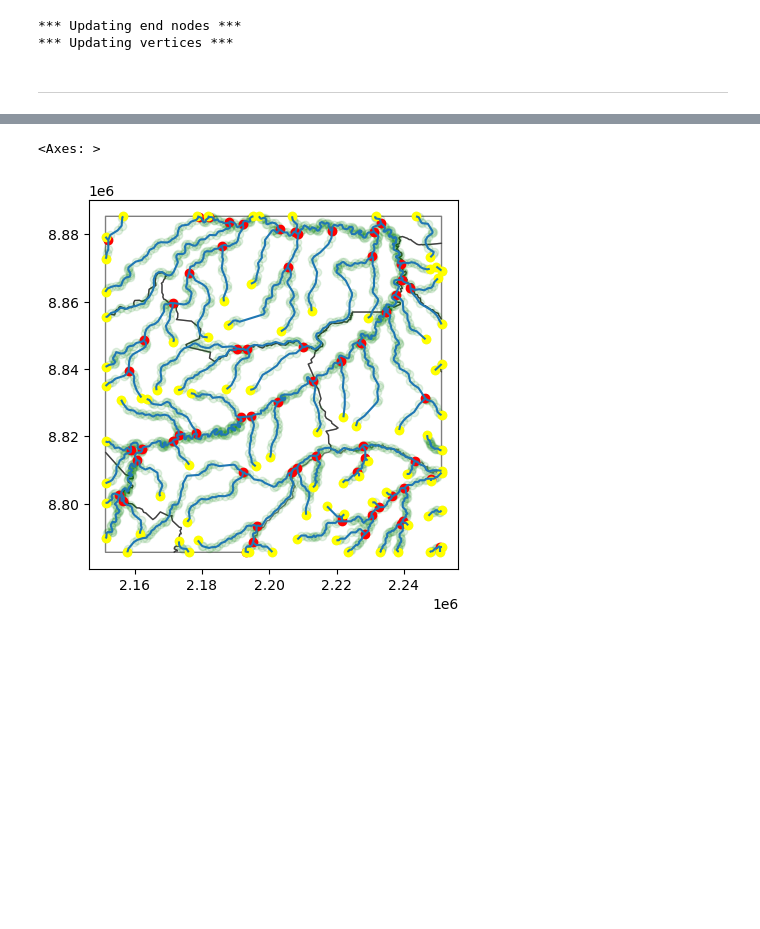
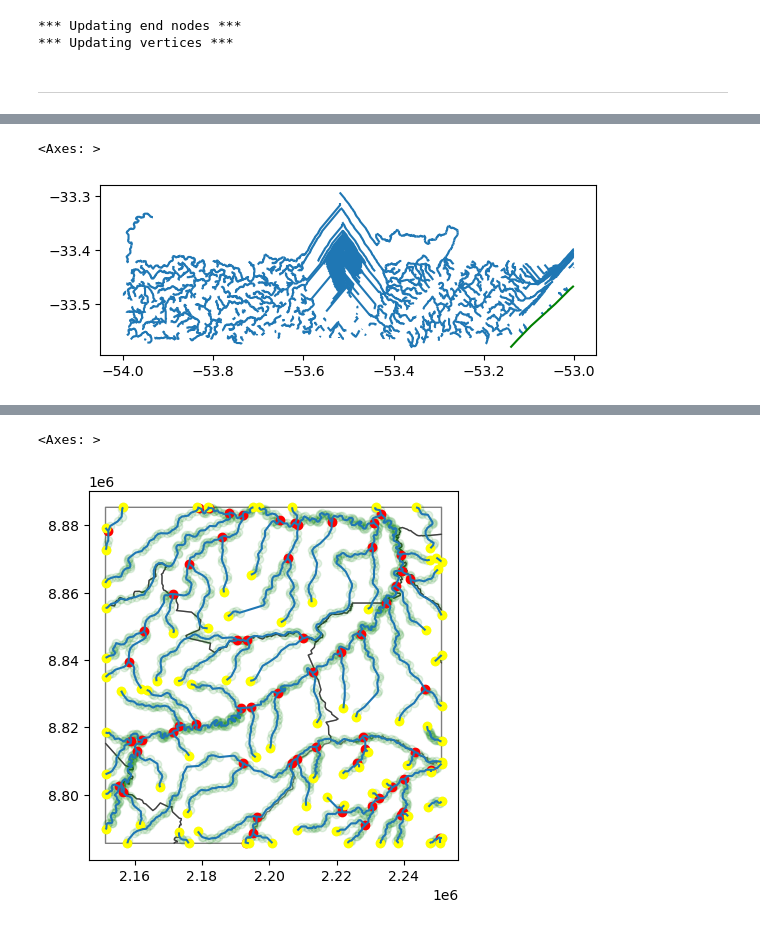
Before and after one commit to felixschulz385/Masterthesis, a Jupyter notebook: code/experiments/tests.ipynb, the cells around one changed output, grey strips where cells are left out. Saved outputs shown, nothing was run; the diff lists cells and outputs as text; code cells hidden in the pictures; blank space fills up the shorter version.

```diff
--- a/code/experiments/tests.ipynb
+++ b/code/experiments/tests.ipynb
@@ -462,0 +599,15 @@ rivers_brazil_topology = gpd.read_feather("/pfs/work7/workspace/scratch/tu_zxobe
+# %%
+extracted_river_networks = gpd.read_feather("extracted_river_networks.feather")
+# %%
+grid_filtered["at_coastline"] = grid_filtered.intersects(rivers[(rivers.NORIOCOMP == "Linha de Costa")].to_crs(4326).iloc[0].geometry)
+# %%
+to_clip = extracted_river_networks.loc[grid_filtered[grid_filtered.at_coastline & grid_filtered.in_boundaries].index.values].copy()
+# %%
+# split the shapefile into chunks for multiprocessing
+chunks = [to_clip.iloc[i:i + 1000] for i in range(0, len(to_clip), 1000)]
+
+def worker(x):
+    return gpd.clip(x, shapely.geometry.Polygon(rivers[(rivers.NORIOCOMP == "Linha de Costa")].to_crs(4326).iloc[0].geometry))
+
+with Pool(4) as pool:
+    to_clip = list(tqdm(pool.imap(worker, chunks), total=len(chunks), unit="chunks"))
@@ -462,0 +618,6 @@ rivers_brazil_topology = gpd.read_feather("/pfs/work7/workspace/scratch/tu_zxobe
+# %%
+ax = to_clip[3].plot()
+gpd.clip(rivers[(rivers.NORIOCOMP == "Linha de Costa")].to_crs(4326).iloc[[0]], to_clip[3].total_bounds).plot(ax = ax, color = "green")
+# %% [output]
+<Axes: >
+[figure, added]
```
Also changed, not shown: parts of 94 cells of this notebook, 4 other files.
